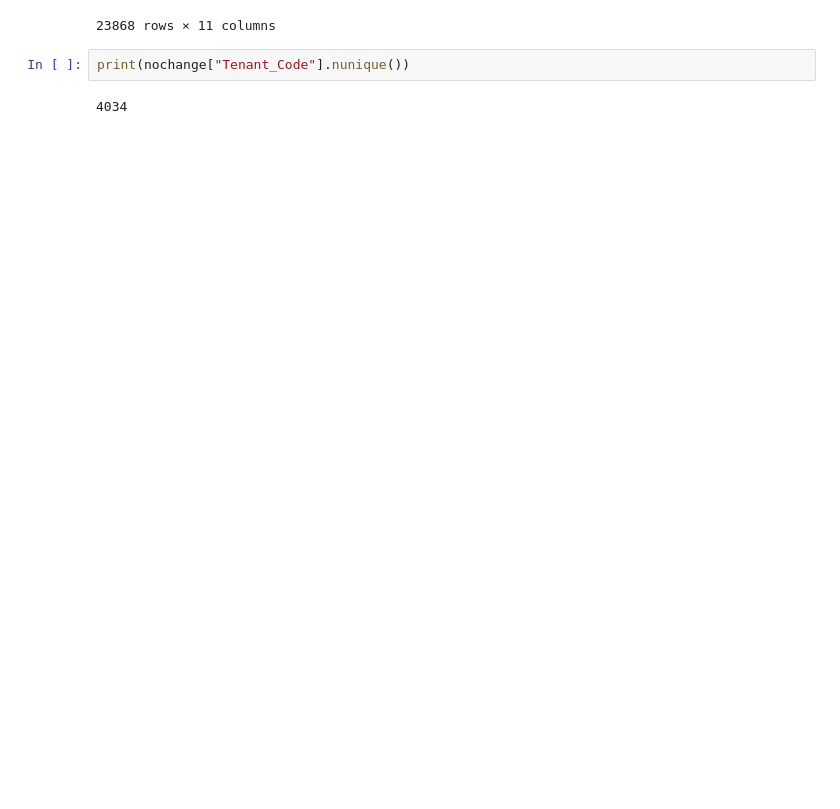
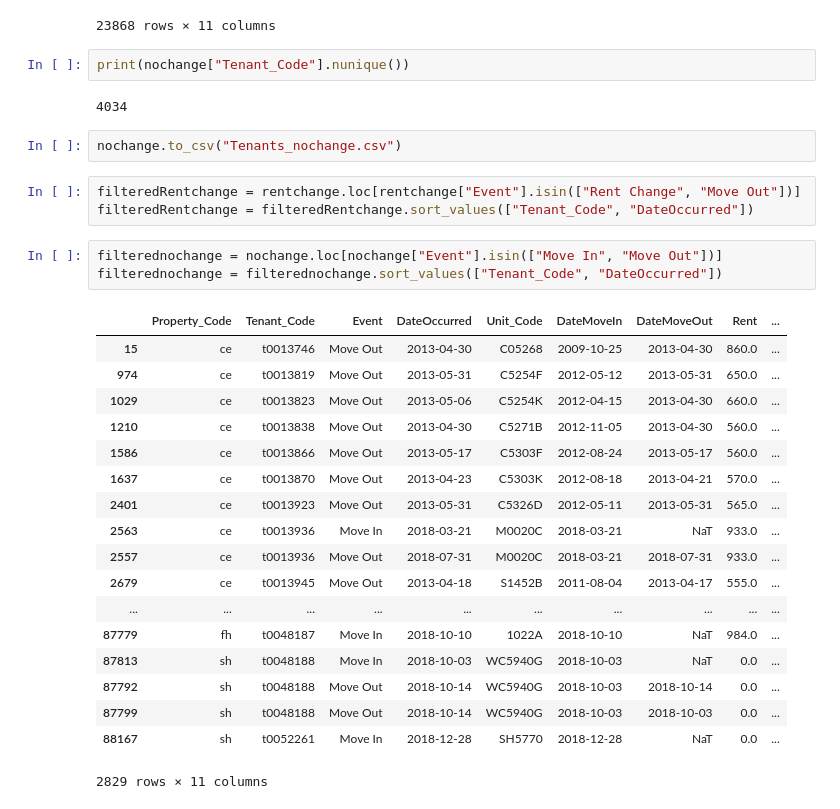
Before and after one commit to richinohio/Final_Project, a Jupyter notebook: Rent Change vs No Rent Change.ipynb, the cells around one changed output. Drawn from its saved outputs; the diff is of its cells as text; blank space fills up the shorter version.

```diff
--- a/Rent Change vs No Rent Change.ipynb
+++ b/Rent Change vs No Rent Change.ipynb
@@ -166,4 +164,31 @@ nochange.sort_values(["Tenant_Code", "DateOccurred"])
 print(nochange["Tenant_Code"].nunique())
 # %% [output]
 4034
+# %%
+nochange.to_csv("Tenants_nochange.csv")
+# %%
+filteredRentchange = rentchange.loc[rentchange["Event"].isin(["Rent Change", "Move Out"])]
+filteredRentchange = filteredRentchange.sort_values(["Tenant_Code", "DateOccurred"])
+# %%
+filterednochange = nochange.loc[nochange["Event"].isin(["Move In", "Move Out"])]
+filterednochange = filterednochange.sort_values(["Tenant_Code", "DateOccurred"])
+# %% [output]
+|  | Property_Code | Tenant_Code | Event | DateOccurred | Unit_Code | DateMoveIn | DateMoveOut | Rent | ... |
+| 15 | ce | t0013746 | Move Out | 2013-04-30 | C05268 | 2009-10-25 | 2013-04-30 | 860.0 | ... |
+| 974 | ce | t0013819 | Move Out | 2013-05-31 | C5254F | 2012-05-12 | 2013-05-31 | 650.0 | ... |
+| 1029 | ce | t0013823 | Move Out | 2013-05-06 | C5254K | 2012-04-15 | 2013-04-30 | 660.0 | ... |
+| 1210 | ce | t0013838 | Move Out | 2013-04-30 | C5271B | 2012-11-05 | 2013-04-30 | 560.0 | ... |
+| 1586 | ce | t0013866 | Move Out | 2013-05-17 | C5303F | 2012-08-24 | 2013-05-17 | 560.0 | ... |
+| 1637 | ce | t0013870 | Move Out | 2013-04-23 | C5303K | 2012-08-18 | 2013-04-21 | 570.0 | ... |
+| 2401 | ce | t0013923 | Move Out | 2013-05-31 | C5326D | 2012-05-11 | 2013-05-31 | 565.0 | ... |
+| 2563 | ce | t0013936 | Move In | 2018-03-21 | M0020C | 2018-03-21 | NaT | 933.0 | ... |
+| 2557 | ce | t0013936 | Move Out | 2018-07-31 | M0020C | 2018-03-21 | 2018-07-31 | 933.0 | ... |
+| 2679 | ce | t0013945 | Move Out | 2013-04-18 | S1452B | 2011-08-04 | 2013-04-17 | 555.0 | ... |
+| ... | ... | ... | ... | ... | ... | ... | ... | ... | ... |
+| 87779 | fh | t0048187 | Move In | 2018-10-10 | 1022A | 2018-10-10 | NaT | 984.0 | ... |
+| 87813 | sh | t0048188 | Move In | 2018-10-03 | WC5940G | 2018-10-03 | NaT | 0.0 | ... |
+| 87792 | sh | t0048188 | Move Out | 2018-10-14 | WC5940G | 2018-10-03 | 2018-10-14 | 0.0 | ... |
+| 87799 | sh | t0048188 | Move Out | 2018-10-14 | WC5940G | 2018-10-03 | 2018-10-03 | 0.0 | ... |
+| 88167 | sh | t0052261 | Move In | 2018-12-28 | SH5770 | 2018-12-28 | NaT | 0.0 | ... |
+2829 rows × 11 columns
 # %%
```
Also changed, not shown: parts of 5 cells of this notebook.
